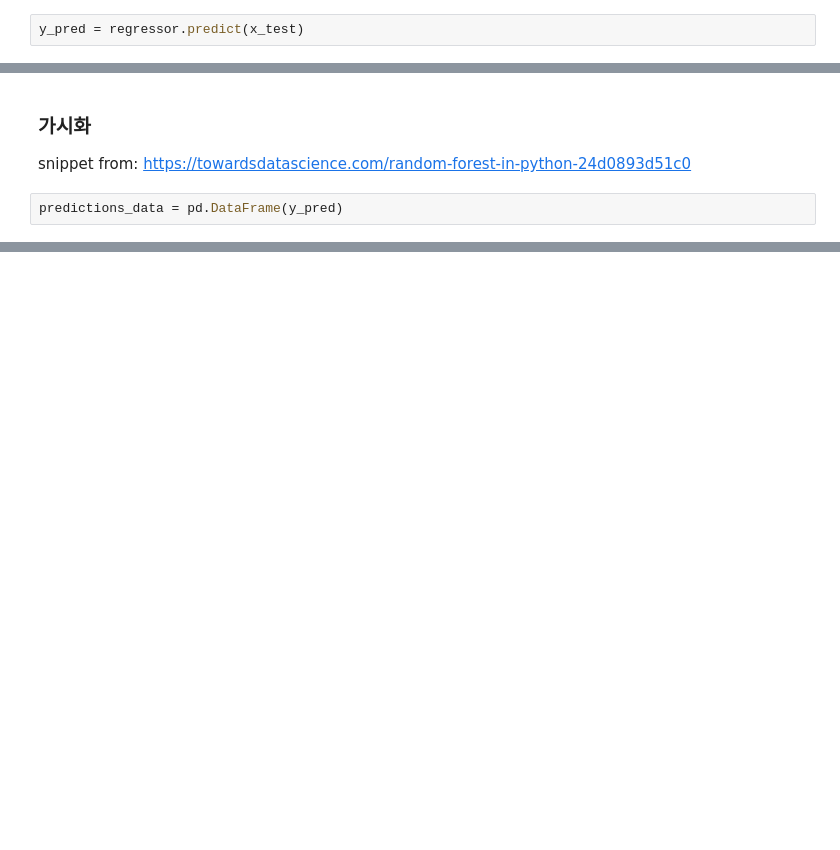
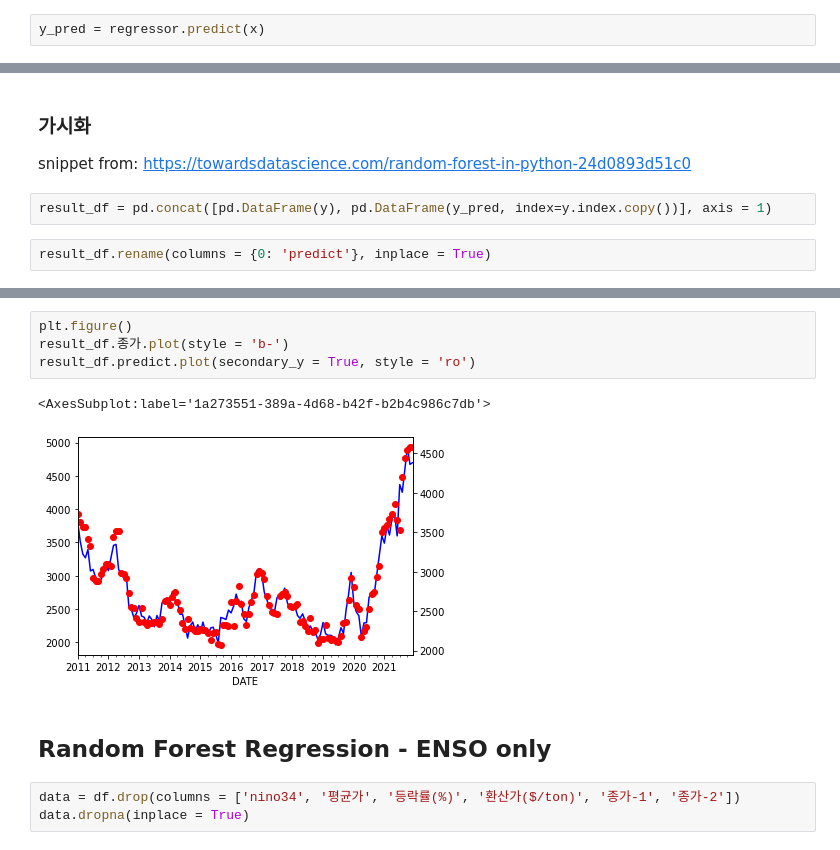
Before and after one commit to Soo-Im/PalmOil, a Jupyter notebook: ENSO-Palm_Prediction.ipynb, the cells around one changed output, grey strips where cells are left out. Cells and saved outputs as stored; diff of their text form; blank space fills up the shorter version.

```diff
--- a/ENSO-Palm_Prediction.ipynb
+++ b/ENSO-Palm_Prediction.ipynb
@@ -244,7 +228,7 @@ regressor.fit(x_train, y_train)
 # %% [output]
 RandomForestRegressor()
 # %%
-y_pred = regressor.predict(x_test)
+y_pred = regressor.predict(x)
 # %% [markdown]
 ### 정확도
 # %%
@@ -285,4 +267,6 @@ Variable: nino-2               Importance: 0.02
 ### 가시화
 snippet from: https://towardsdatascience.com/random-forest-in-python-24d0893d51c0
 # %%
-predictions_data = pd.DataFrame(y_pred)
+result_df = pd.concat([pd.DataFrame(y), pd.DataFrame(y_pred, index=y.index.copy())], axis = 1)
+# %%
+result_df.rename(columns = {0: 'predict'}, inplace = True)
@@ -288,0 +283,12 @@ predictions_data = pd.DataFrame(y_pred)
+# %%
+plt.figure()
+result_df.종가.plot(style = 'b-')
+result_df.predict.plot(secondary_y = True, style = 'ro')
+# %% [output]
+<AxesSubplot:label='1a273551-389a-4d68-b42f-b2b4c986c7db'>
+[figure, added]
+# %% [markdown]
+## Random Forest Regression - ENSO only
+# %%
+data = df.drop(columns = ['nino34', '평균가', '등락률(%)', '환산가($/ton)', '종가-1', '종가-2'])
+data.dropna(inplace = True)
```
Also changed, not shown: parts of 20 cells of this notebook.
